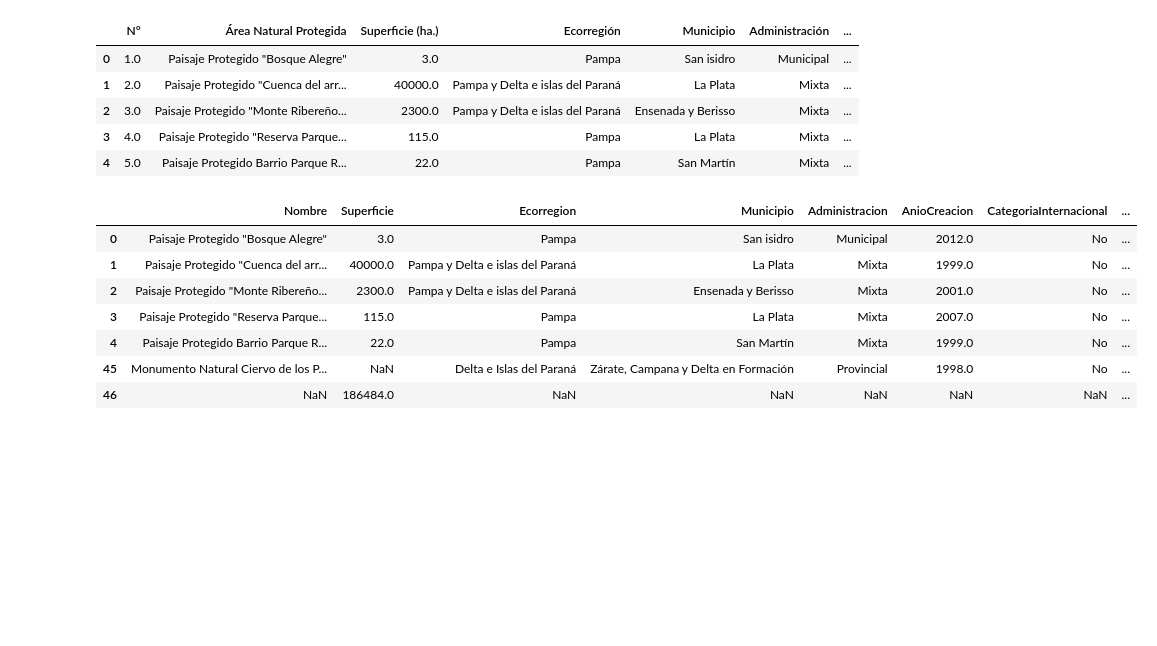
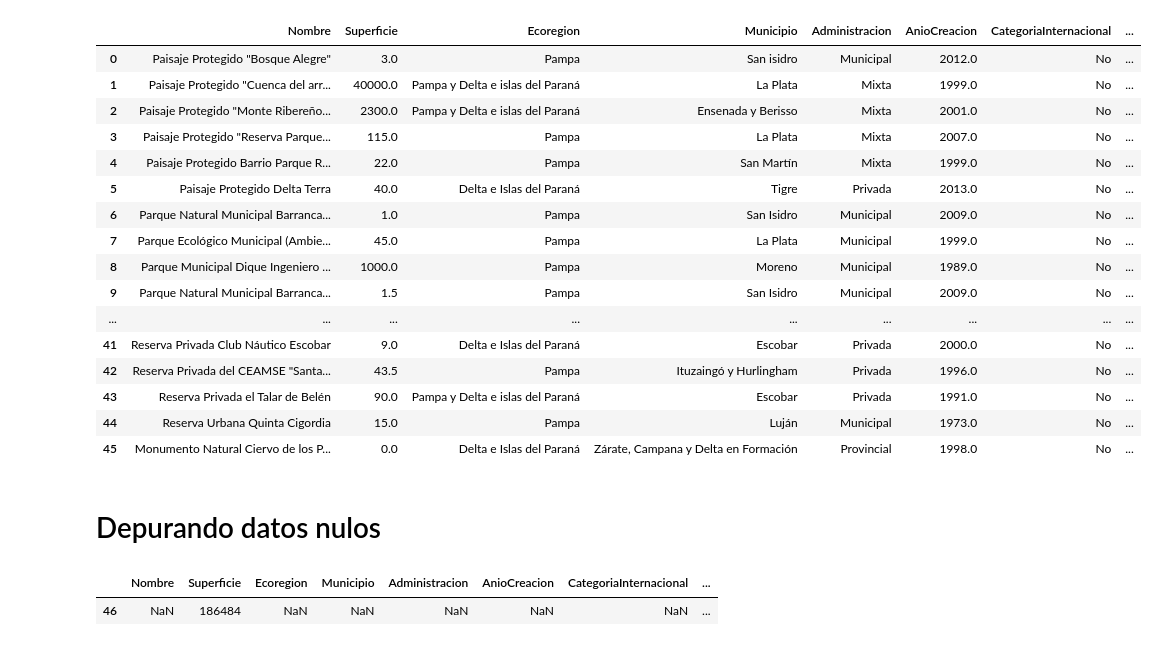
Before and after one commit to lasolUndav/anp, a Jupyter notebook: Source/AnalisisExploratorioANP/ScriptMigracionANP.ipynb, the cells around one changed output. Drawn from its saved outputs; the diff is of its cells as text; code cells hidden in the pictures; blank space fills up the shorter version.

```diff
--- a/Source/AnalisisExploratorioANP/ScriptMigracionANP.ipynb
+++ b/Source/AnalisisExploratorioANP/ScriptMigracionANP.ipynb
@@ -5,14 +3,25 @@ ModuleNotFoundError: No module named 'pandas'
 # %%
 df=pd.read_excel('Estadísticas ANPs RMBA.xlsx')
 # %%
-df.head()
+df.head(46)
 # %% [output]
-|  | N° | Área Natural Protegida | Superficie (ha.) | Ecorregión | Municipio | Administración | ... |
-| 0 | 1.0 | Paisaje Protegido "Bosque Alegre" | 3.0 | Pampa | San isidro | Municipal | ... |
-| 1 | 2.0 | Paisaje Protegido "Cuenca del arr... | 40000.0 | Pampa y Delta e islas del Paraná | La Plata | Mixta | ... |
-| 2 | 3.0 | Paisaje Protegido "Monte Ribereño... | 2300.0 | Pampa y Delta e islas del Paraná | Ensenada y Berisso | Mixta | ... |
-| 3 | 4.0 | Paisaje Protegido "Reserva Parque... | 115.0 | Pampa | La Plata | Mixta | ... |
-| 4 | 5.0 | Paisaje Protegido Barrio Parque R... | 22.0 | Pampa | San Martín | Mixta | ... |
+|  | Nombre | Superficie | Ecoregion | Municipio | Administracion | AnioCreacion | CategoriaInternacional | ... |
+| 0 | Paisaje Protegido "Bosque Alegre" | 3.0 | Pampa | San isidro | Municipal | 2012.0 | No | ... |
+| 1 | Paisaje Protegido "Cuenca del arr... | 40000.0 | Pampa y Delta e islas del Paraná | La Plata | Mixta | 1999.0 | No | ... |
+| 2 | Paisaje Protegido "Monte Ribereño... | 2300.0 | Pampa y Delta e islas del Paraná | Ensenada y Berisso | Mixta | 2001.0 | No | ... |
+| 3 | Paisaje Protegido "Reserva Parque... | 115.0 | Pampa | La Plata | Mixta | 2007.0 | No | ... |
+| 4 | Paisaje Protegido Barrio Parque R... | 22.0 | Pampa | San Martín | Mixta | 1999.0 | No | ... |
+| 5 | Paisaje Protegido Delta Terra | 40.0 | Delta e Islas del Paraná | Tigre | Privada | 2013.0 | No | ... |
+| 6 | Parque Natural Municipal Barranca... | 1.0 | Pampa | San Isidro | Municipal | 2009.0 | No | ... |
+| 7 | Parque Ecológico Municipal (Ambie... | 45.0 | Pampa | La Plata | Municipal | 1999.0 | No | ... |
+| 8 | Parque Municipal Dique Ingeniero ... | 1000.0 | Pampa | Moreno | Municipal | 1989.0 | No | ... |
+| 9 | Parque Natural Municipal Barranca... | 1.5 | Pampa | San Isidro | Municipal | 2009.0 | No | ... |
+| ... | ... | ... | ... | ... | ... | ... | ... | ... |
+| 41 | Reserva Privada Club Náutico Escobar | 9.0 | Delta e Islas del Paraná | Escobar | Privada | 2000.0 | No | ... |
+| 42 | Reserva Privada del CEAMSE "Santa... | 43.5 | Pampa | Ituzaingó y Hurlingham | Privada | 1996.0 | No | ... |
+| 43 | Reserva Privada el Talar de Belén | 90.0 | Pampa y Delta e islas del Paraná | Escobar | Privada | 1991.0 | No | ... |
+| 44 | Reserva Urbana Quinta Cigordia | 15.0 | Pampa | Luján | Municipal | 1973.0 | No | ... |
+| 45 | Monumento Natural Ciervo de los P... | 0.0 | Delta e Islas del Paraná | Zárate, Campana y Delta en Formación | Provincial | 1998.0 | No | ... |
 # %%
 df= df[['Área Natural Protegida', 'Superficie (ha.)', 'Ecorregión',
        'Municipio', 'Administración', 'Año de creación',
@@ -24,3 +33,5 @@ toNewName ={
        'Categoría Internacional':'CategoriaInternacional', 'Plan de Manejo':'PlanManejo', 'Atención a visitantes':'AtencionVisitantes'
 }
 df = df.rename(columns=toNewName)
+# %% [markdown]
+# Depurando datos nulos
@@ -27,13 +48,7 @@ df = df.rename(columns=toNewName)
 # %%
 df[0:46].to_json(path_or_buf='anp.json', orient='records')
 # %%
-df[df['Guardaparques'].isnull()]
+df[df.isnull().any(axis=1)]
 # %% [output]
-|  | Nombre | Superficie | Ecorregion | Municipio | Administracion | AnioCreacion | CategoriaInternacional | ... |
-| 0 | Paisaje Protegido "Bosque Alegre" | 3.0 | Pampa | San isidro | Municipal | 2012.0 | No | ... |
-| 1 | Paisaje Protegido "Cuenca del arr... | 40000.0 | Pampa y Delta e islas del Paraná | La Plata | Mixta | 1999.0 | No | ... |
-| 2 | Paisaje Protegido "Monte Ribereño... | 2300.0 | Pampa y Delta e islas del Paraná | Ensenada y Berisso | Mixta | 2001.0 | No | ... |
-| 3 | Paisaje Protegido "Reserva Parque... | 115.0 | Pampa | La Plata | Mixta | 2007.0 | No | ... |
-| 4 | Paisaje Protegido Barrio Parque R... | 22.0 | Pampa | San Martín | Mixta | 1999.0 | No | ... |
-| 45 | Monumento Natural Ciervo de los P... | NaN | Delta e Islas del Paraná | Zárate, Campana y Delta en Formación | Provincial | 1998.0 | No | ... |
-| 46 | NaN | 186484.0 | NaN | NaN | NaN | NaN | NaN | ... |
+|  | Nombre | Superficie | Ecoregion | Municipio | Administracion | AnioCreacion | CategoriaInternacional | ... |
+| 46 | NaN | 186484 | NaN | NaN | NaN | NaN | NaN | ... |
```
Also changed, not shown: parts of 7 cells of this notebook, 1 other file.
